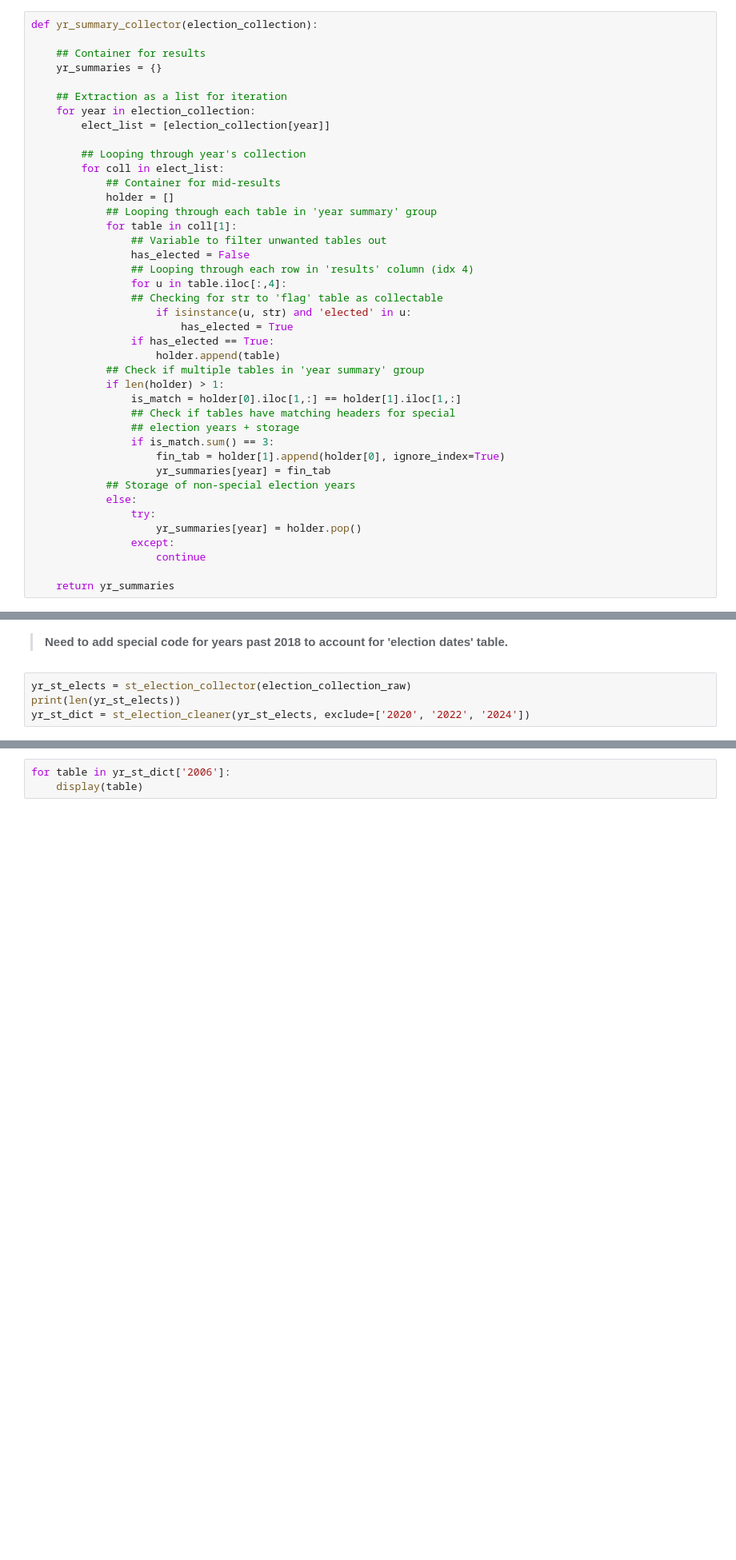
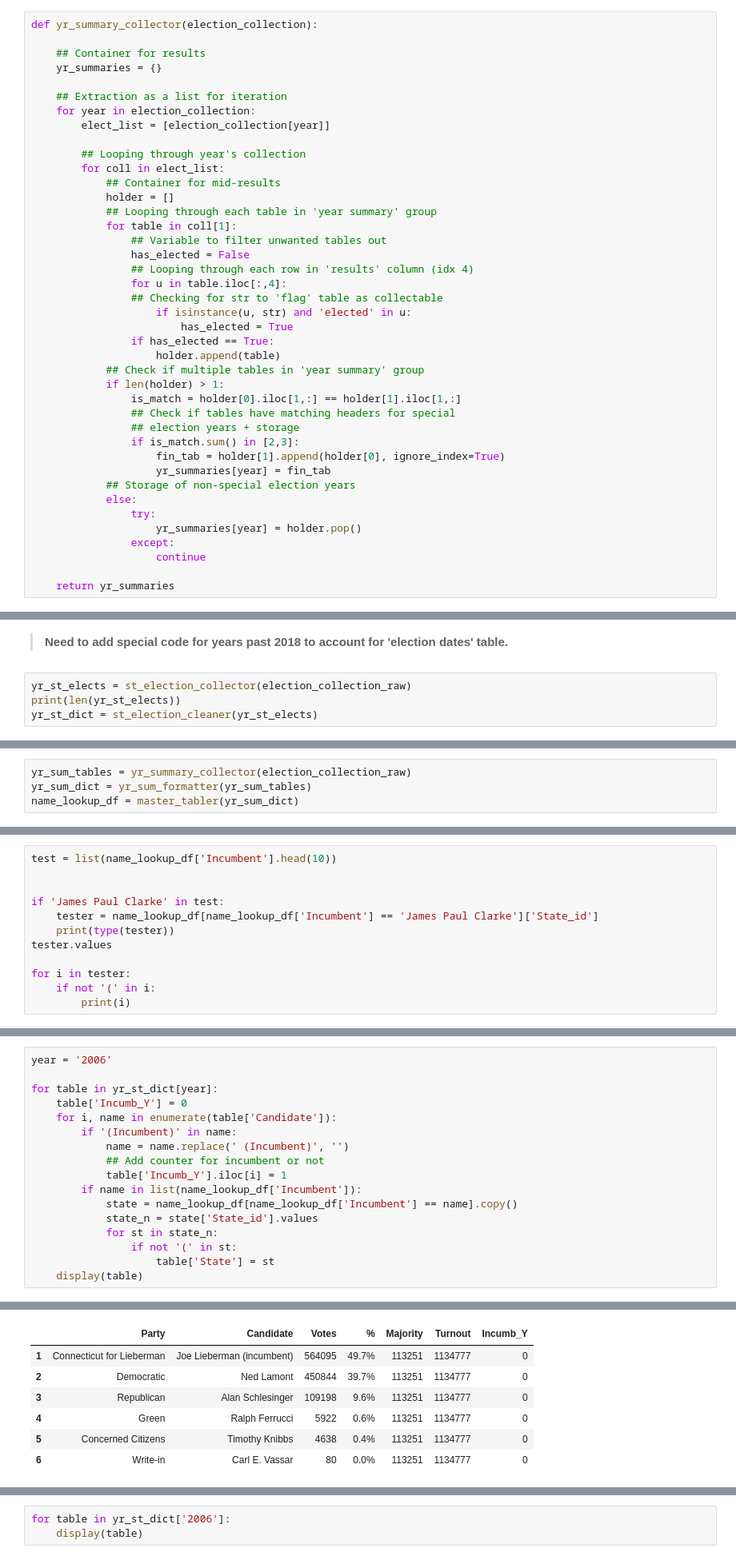
Before and after one commit to dfuller22/US_Senate_Election_Predictor, a Jupyter notebook: Playground.ipynb, the cells around one changed output, grey strips where cells are left out. Shown at 80% size. Saved outputs shown, nothing was run; the diff lists cells and outputs as text; blank space fills up the shorter version.

Commit message:
Updating/Adding functionality
Tweaked 'yr_summary_collector' ; added code for mapping state information

```diff
--- a/Playground.ipynb
+++ b/Playground.ipynb
@@ -158,7 +166,7 @@ def yr_summary_collector(election_collection):
                 is_match = holder[0].iloc[1,:] == holder[1].iloc[1,:]
                 ## Check if tables have matching headers for special
                 ## election years + storage
-                if is_match.sum() == 3:
+                if is_match.sum() in [2,3]:
                     fin_tab = holder[1].append(holder[0], ignore_index=True)
                     yr_summaries[year] = fin_tab
             ## Storage of non-special election years
@@ -619,5 +667,5 @@ do_not_use = election_collection_raw['2018'][2].pop(0)
 # %%
 yr_st_elects = st_election_collector(election_collection_raw)
 print(len(yr_st_elects))
-yr_st_dict = st_election_cleaner(yr_st_elects, exclude=['2020', '2022', '2024'])
+yr_st_dict = st_election_cleaner(yr_st_elects)
 # %% [output]
@@ -624,0 +673,4 @@ yr_st_dict = st_election_cleaner(yr_st_elects, exclude=['2020', '2022', '2024'])
+# %%
+yr_sum_tables = yr_summary_collector(election_collection_raw)
+yr_sum_dict = yr_sum_formatter(yr_sum_tables)
+name_lookup_df = master_tabler(yr_sum_dict)
@@ -624,0 +710,12 @@ yr_st_dict = st_election_cleaner(yr_st_elects, exclude=['2020', '2022', '2024'])
+# %%
+test = list(name_lookup_df['Incumbent'].head(10))
+
+
+if 'James Paul Clarke' in test:
+    tester = name_lookup_df[name_lookup_df['Incumbent'] == 'James Paul Clarke']['State_id']
+    print(type(tester))
+tester.values
+
+for i in tester:
+    if not '(' in i:
+        print(i)
@@ -624,0 +727,18 @@ yr_st_dict = st_election_cleaner(yr_st_elects, exclude=['2020', '2022', '2024'])
+# %%
+year = '2006'
+
+for table in yr_st_dict[year]:
+    table['Incumb_Y'] = 0
+    for i, name in enumerate(table['Candidate']):
+        if '(Incumbent)' in name:
+            name = name.replace(' (Incumbent)', '')
+            ## Add counter for incumbent or not
+            table['Incumb_Y'].iloc[i] = 1
+        if name in list(name_lookup_df['Incumbent']):
+            state = name_lookup_df[name_lookup_df['Incumbent'] == name].copy()
+            state_n = state['State_id'].values
+            for st in state_n:
+                if not '(' in st:
+                    table['State'] = st
+    display(table)
+# %% [output]
@@ -624,0 +768,7 @@ yr_st_dict = st_election_cleaner(yr_st_elects, exclude=['2020', '2022', '2024'])
+|  | Party | Candidate | Votes | % | Majority | Turnout | Incumb_Y |
+| 1 | Connecticut for Lieberman | Joe Lieberman (incumbent) | 564095 | 49.7% | 113251 | 1134777 | 0 |
+| 2 | Democratic | Ned Lamont | 450844 | 39.7% | 113251 | 1134777 | 0 |
+| 3 | Republican | Alan Schlesinger | 109198 | 9.6% | 113251 | 1134777 | 0 |
+| 4 | Green | Ralph Ferrucci | 5922 | 0.6% | 113251 | 1134777 | 0 |
+| 5 | Concerned Citizens | Timothy Knibbs | 4638 | 0.4% | 113251 | 1134777 | 0 |
+| 6 | Write-in | Carl E. Vassar | 80 | 0.0% | 113251 | 1134777 | 0 |
```
Also changed, not shown: parts of 18 cells of this notebook, 1 other file.
